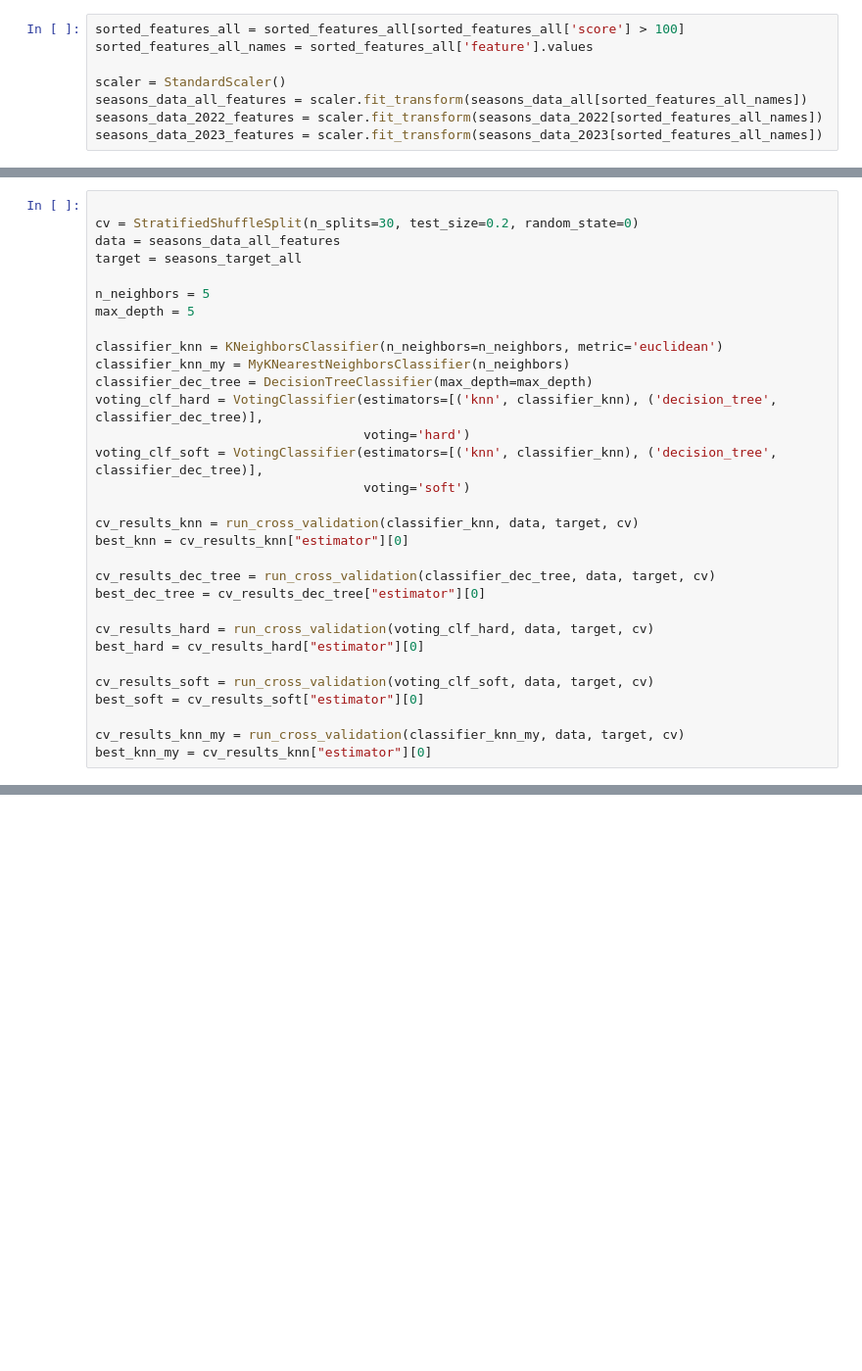
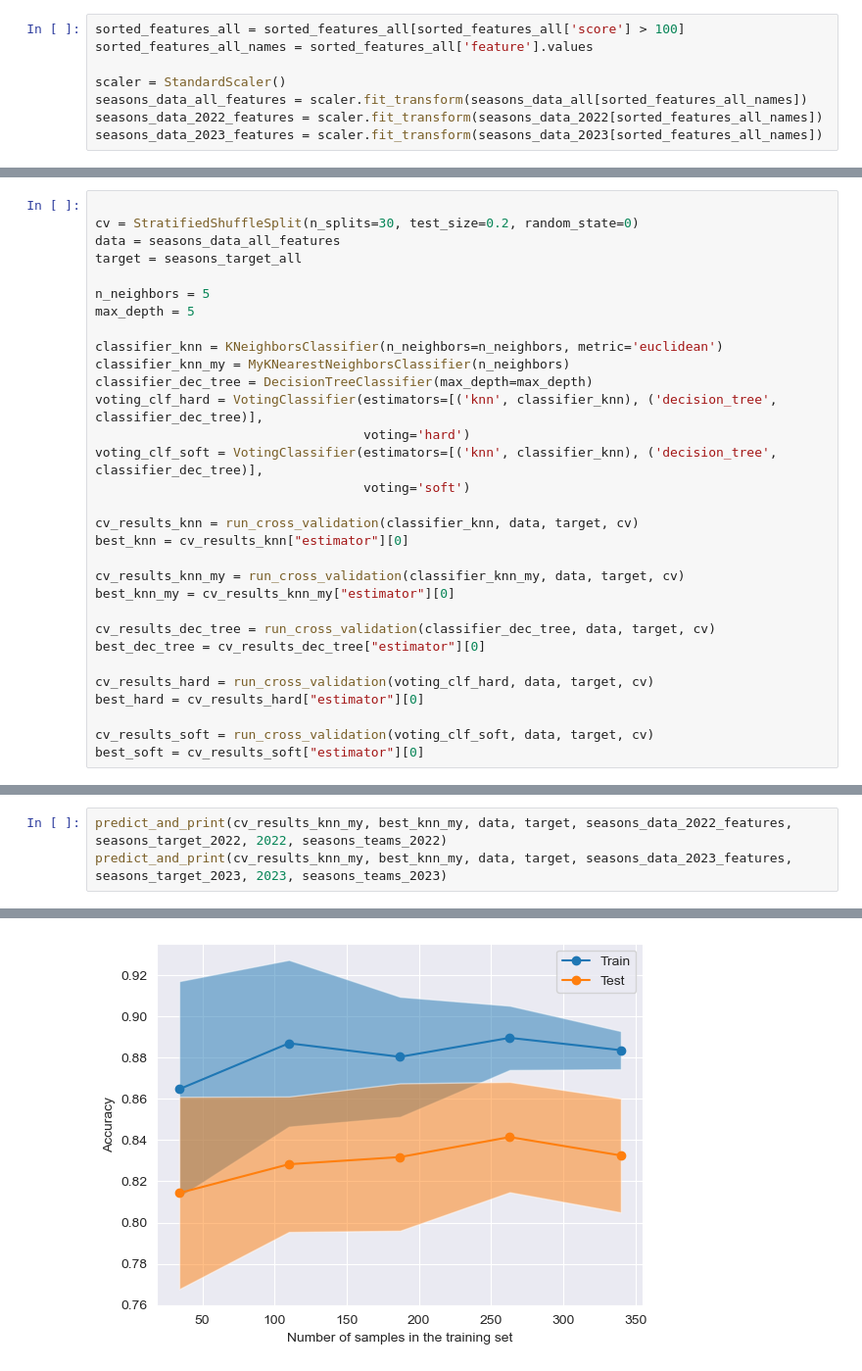
Before and after one commit to nixspirit/ml-projects, a Jupyter notebook: labs/midterm/middterm12.ipynb, the cells around one changed output, grey strips where cells are left out. Shown at 98% size. Drawn from its saved outputs; the diff is of its cells as text; blank space fills up the shorter version.

```diff
--- a/labs/midterm/middterm12.ipynb
+++ b/labs/midterm/middterm12.ipynb
@@ -246,6 +256,9 @@ voting_clf_soft = VotingClassifier(estimators=[('knn', classifier_knn), ('decisi
 cv_results_knn = run_cross_validation(classifier_knn, data, target, cv)
 best_knn = cv_results_knn["estimator"][0]
 
+cv_results_knn_my = run_cross_validation(classifier_knn_my, data, target, cv)
+best_knn_my = cv_results_knn_my["estimator"][0]
+
 cv_results_dec_tree = run_cross_validation(classifier_dec_tree, data, target, cv)
 best_dec_tree = cv_results_dec_tree["estimator"][0]
 
@@ -254,6 +267,3 @@ best_hard = cv_results_hard["estimator"][0]
 
 cv_results_soft = run_cross_validation(voting_clf_soft, data, target, cv)
 best_soft = cv_results_soft["estimator"][0]
-
-cv_results_knn_my = run_cross_validation(classifier_knn_my, data, target, cv)
-best_knn_my = cv_results_knn["estimator"][0]
@@ -283,0 +299,4 @@ print_prediction(seasons_teams_2023, pred_results, 2023, seasons_target_2023)
+# %%
+predict_and_print(cv_results_knn_my, best_knn_my, data, target, seasons_data_2022_features, seasons_target_2022, 2022, seasons_teams_2022)
+predict_and_print(cv_results_knn_my, best_knn_my, data, target, seasons_data_2023_features, seasons_target_2023, 2023, seasons_teams_2023)
+# %% [output]
@@ -283,0 +320 @@ print_prediction(seasons_teams_2023, pred_results, 2023, seasons_target_2023)
+[figure, added]
```
Also changed, not shown: parts of 15 cells of this notebook.
